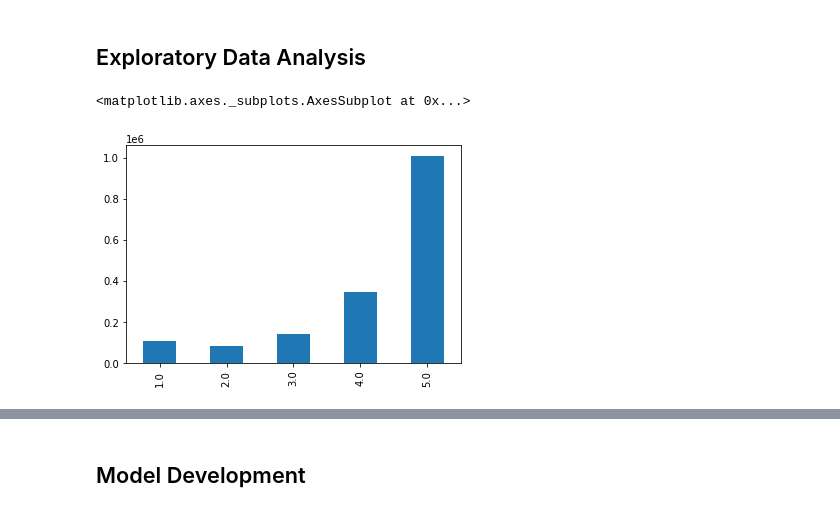
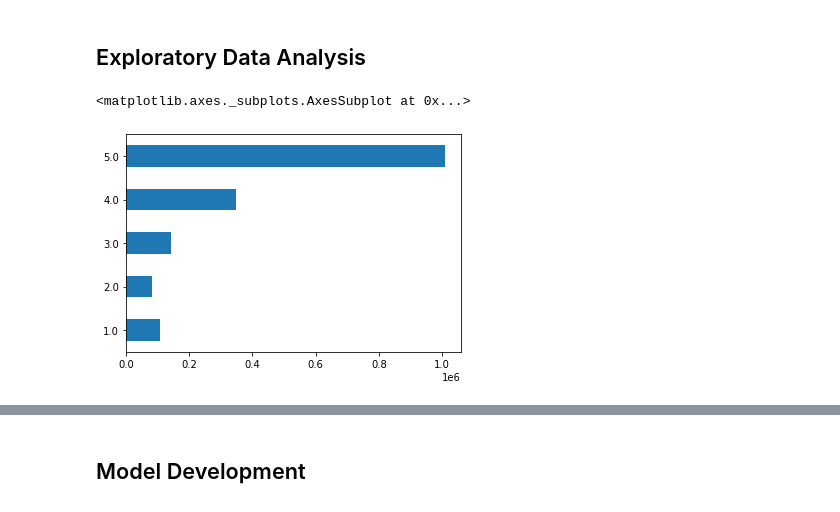
Before and after one commit to bachhvu/Amazon-NLP, a Jupyter notebook: Model Development.ipynb, the cells around one changed output, grey strips where cells are left out. Drawn from its saved outputs; the diff is of its cells as text; code cells hidden in the pictures.

```diff
--- a/Model Development.ipynb
+++ b/Model Development.ipynb
@@ -54,7 +68,7 @@ Review per product: 26.79455881652672
 # %% [markdown]
 ## Exploratory Data Analysis
 # %%
-df['overall'].value_counts().sort_index().plot(kind="bar")
+df['overall'].value_counts().sort_index().plot(kind="barh")
 # %% [output]
 <matplotlib.axes._subplots.AxesSubplot at 0x...>
-[figure, old version]
+[figure, new version]
```
Also changed, not shown: parts of 13 cells of this notebook.
